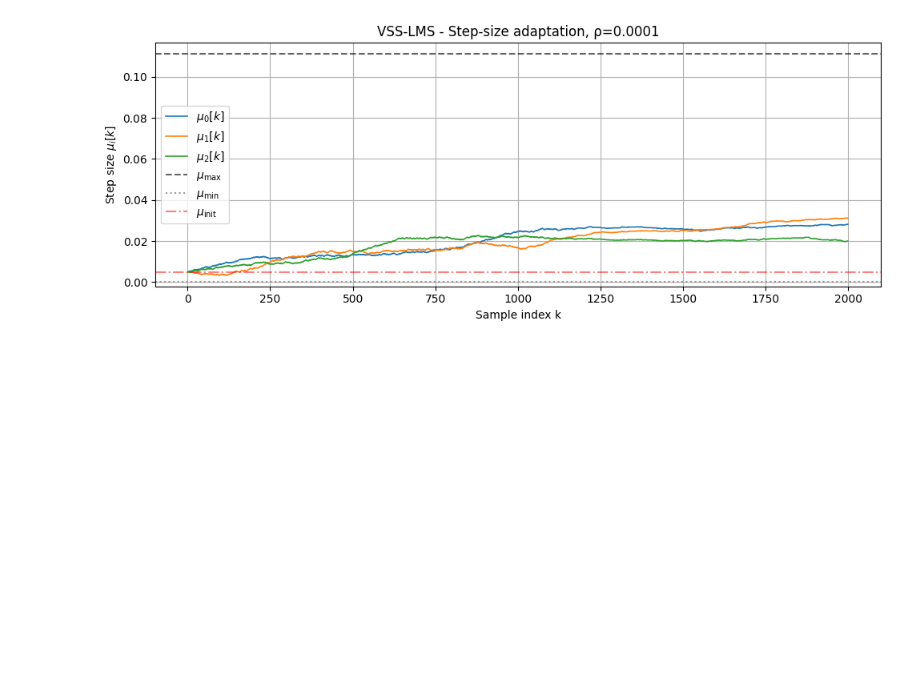
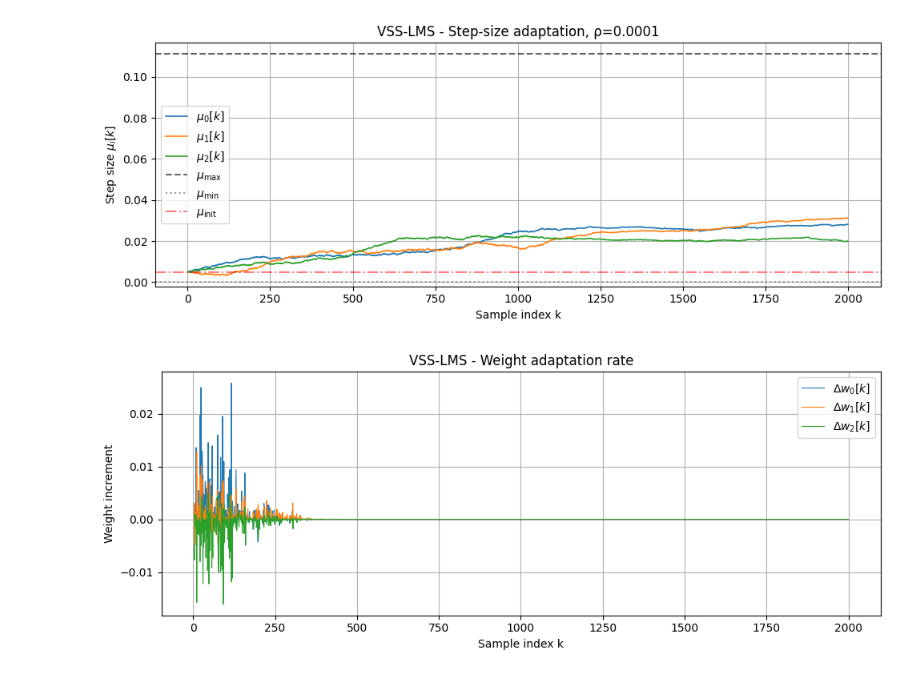
Before and after one commit to kaballian/ASP_E26, a Jupyter notebook: exam_2/exam2_theoretical_VVS_LMS.ipynb, the cells around one changed output. Cells and saved outputs as stored; diff of their text form; code cells hidden in the pictures; blank space fills up the shorter version.

```diff
--- a/exam_2/exam2_theoretical_VVS_LMS.ipynb
+++ b/exam_2/exam2_theoretical_VVS_LMS.ipynb
@@ -156,3 +146,24 @@ plt.show()
 [figure]
 [figure]
 [figure]
+# %%
+samples = np.arange(M, N)
+
+plt.figure(figsize=(10, 4))
+
+for i in range(M):
+    delta_w = np.diff(w_history[M-1:, i])
+
+    plt.plot(samples, delta_w,
+             label=rf"$\Delta w_{i}[k]$",
+             linewidth=0.8)
+
+plt.xlabel("Sample index k")
+plt.ylabel("Weight increment")
+plt.title("VSS-LMS - Weight adaptation rate")
+plt.grid(True)
+plt.legend()
+plt.tight_layout()
+plt.show()
+# %% [output]
+[figure, added]
```
Also changed, not shown: parts of 1 cell of this notebook, 11 other files.
